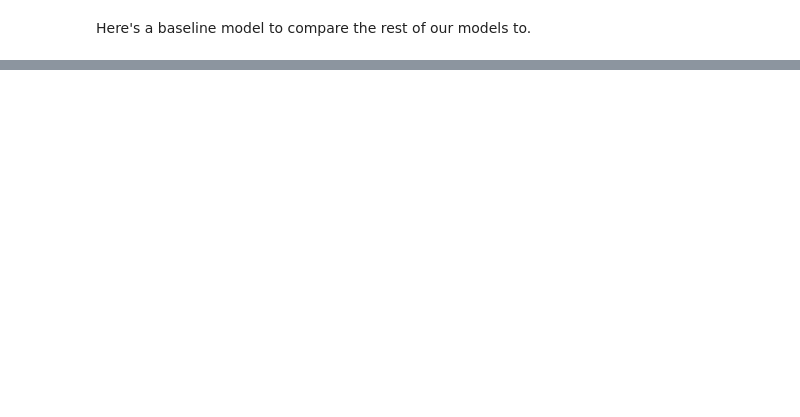
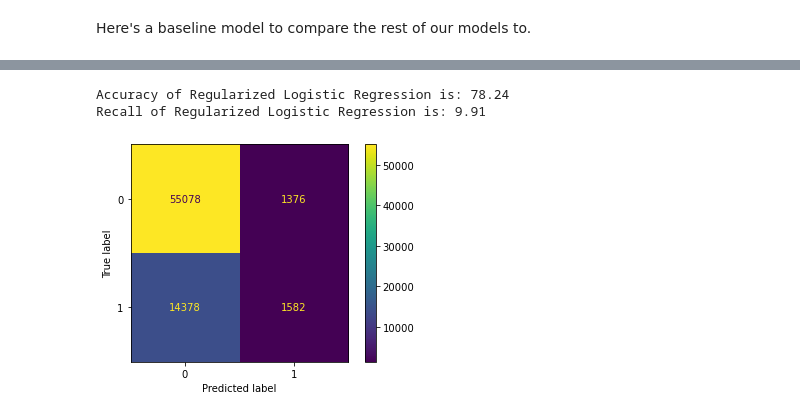
Before and after one commit to MNemanow/Loan_Default_classification, a Jupyter notebook: Modeling.ipynb, the cells around one changed output, grey strips where cells are left out. Cells and saved outputs as stored; diff of their text form; code cells hidden in the pictures; blank space fills up the shorter version.

```diff
--- a/Modeling.ipynb
+++ b/Modeling.ipynb
@@ -141,8 +100,30 @@ X_test_sc = minmax.transform(X_test)
+# %%
+# instantiate scaler
+sc = StandardScaler()
+
+# seperate the numerical and categorical columns for training and testing data so that I can scale the numerical
+# and then concatenate them.
+# reset the index for smoothe concatenation
+num_train = X_train.select_dtypes(include='float64').reset_index(drop=True)
+num_test = X_test.select_dtypes(include='float64').reset_index(drop=True)
+cat_train = X_train.select_dtypes(include='int32').reset_index(drop=True)
+cat_test = X_test.select_dtypes(include='int32').reset_index(drop=True)
+
+# fit and transform the scaler on training and testing data
+sc_num_train = sc.fit_transform(num_train)
+sc_num_test = sc.transform(num_test)
+# put the scaled data back into a dataframe
+sc_train_df = pd.DataFrame(sc_num_train, columns=num_train.columns)
+sc_test_df = pd.DataFrame(sc_num_test, columns=num_test.columns)
+
+# concatenate back together
+X_train_ready = pd.concat([sc_train_df, cat_train], axis=1)
+X_test_ready = pd.concat([sc_test_df, cat_test], axis=1)
 # %% [markdown]
 Here's a baseline model to compare the rest of our models to.
 # %%
-dummy = DummyClassifier(strategy='stratified')
-dummy.fit(X_train_sc, y_train)
-plot_confusion_matrix(dummy, X_test_sc, y_test)
-dummy.score(X_test_sc, y_test)
+dummy = DummyClassifier(strategy="stratified", random_state=42)
+dummy.fit(X_train_ready, y_train)
+plot_confusion_matrix(dummy, X_test_ready, y_test)
+dummy.score(X_test_ready, y_test)
 # %% [output]
@@ -217,0 +171,14 @@ F1 Score: 0.16836788382616016
+# %%
+# Instantiate a logistic regression then fit it on X_train and get the scoring metrics witha confusion matrix
+lr=LogisticRegression(random_state=42)
+lr.fit(X_train_ready,y_train)
+pred_lr = lr.predict(X_test_ready)
+accuracy_lr= accuracy_score(y_test, pred_lr)*100
+recall_lr = recall_score(y_test, pred_lr)*100
+print('Accuracy of Regularized Logistic Regression is: {:.2f}'.format(accuracy_lr))
+print('Recall of Regularized Logistic Regression is: {:.2f}'.format(recall_lr))
+confusion_matrix(lr, X_test_ready, y_test);
+# %% [output]
+Accuracy of Regularized Logistic Regression is: 78.24
+Recall of Regularized Logistic Regression is: 9.91
+[figure, added]
```
Also changed, not shown: parts of 42 cells of this notebook.
